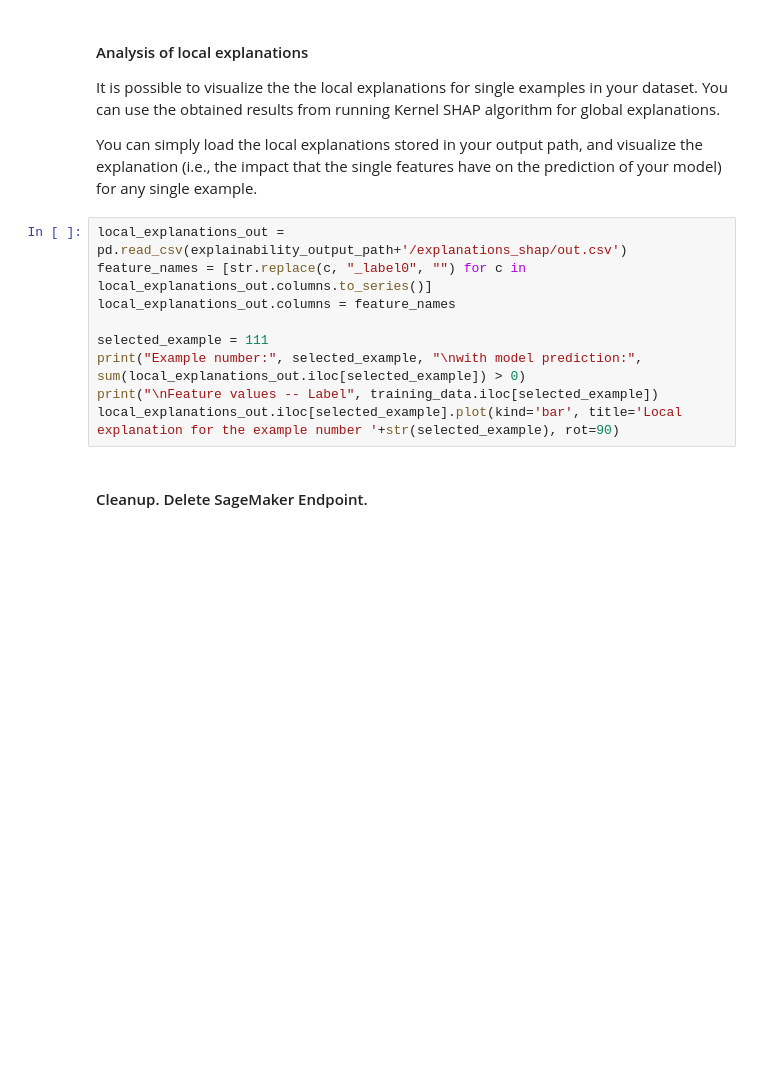
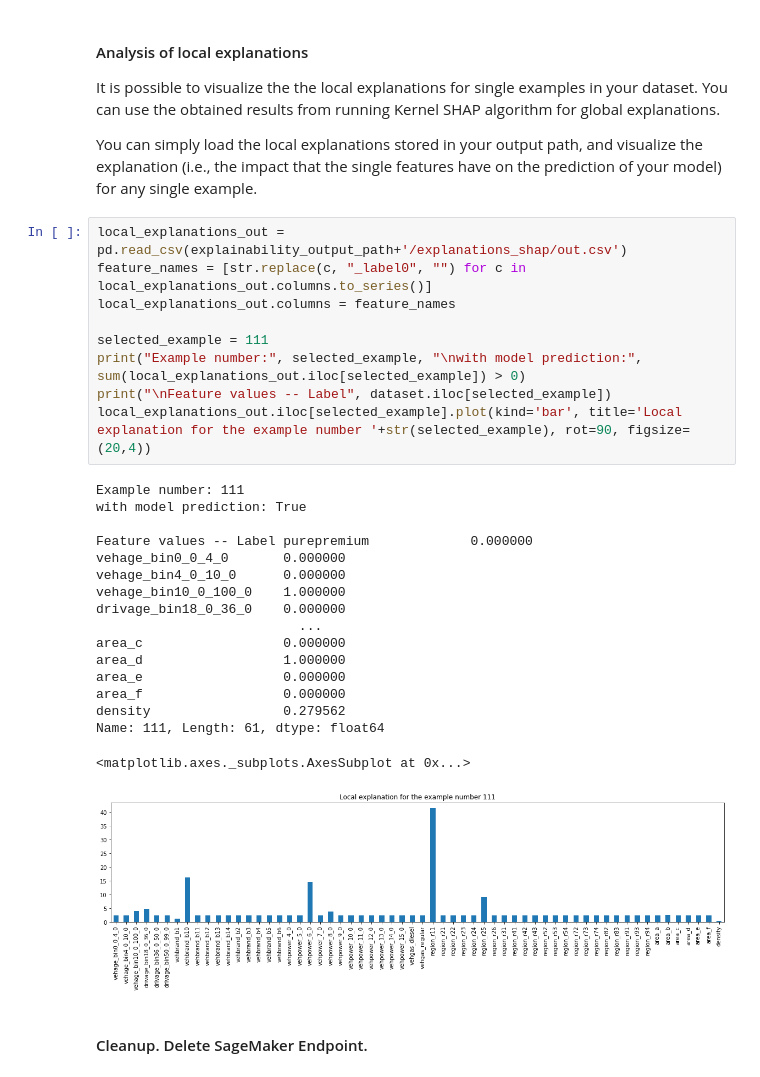
Before and after one commit to amanbajw/FSI-1, a Jupyter notebook: 4.5-insurance-clarify.ipynb, the cells around one changed output. Drawn from its saved outputs; the diff is of its cells as text; blank space fills up the shorter version.

Commit message:
Adjust Analysis of local explanations

```diff
--- a/4.5-insurance-clarify.ipynb
+++ b/4.5-insurance-clarify.ipynb
@@ -394,12 +394,30 @@ You can simply load the local explanations stored in your output path, and visua
 # %%
 local_explanations_out = pd.read_csv(explainability_output_path+'/explanations_shap/out.csv')
 feature_names = [str.replace(c, "_label0", "") for c in local_explanations_out.columns.to_series()]
 local_explanations_out.columns = feature_names
 
 selected_example = 111
 print("Example number:", selected_example, "\nwith model prediction:", sum(local_explanations_out.iloc[selected_example]) > 0)
-print("\nFeature values -- Label", training_data.iloc[selected_example])
-local_explanations_out.iloc[selected_example].plot(kind='bar', title='Local explanation for the example number '+str(selected_example), rot=90)
+print("\nFeature values -- Label", dataset.iloc[selected_example])
+local_explanations_out.iloc[selected_example].plot(kind='bar', title='Local explanation for the example number '+str(selected_example), rot=90, figsize=(20,4))
+# %% [output]
+Example number: 111
+with model prediction: True
+
+Feature values -- Label purepremium             0.000000
+vehage_bin0_0_4_0       0.000000
+vehage_bin4_0_10_0      0.000000
+vehage_bin10_0_100_0    1.000000
+drivage_bin18_0_36_0    0.000000
+                          ...
+area_c                  0.000000
+area_d                  1.000000
+area_e                  0.000000
+area_f                  0.000000
+density                 0.279562
+Name: 111, Length: 61, dtype: float64
+<matplotlib.axes._subplots.AxesSubplot at 0x...>
+[figure, added]
 # %% [markdown]
 #### Cleanup. Delete SageMaker Endpoint.
 # %%
```
Also changed, not shown: parts of 1 cell of this notebook.
